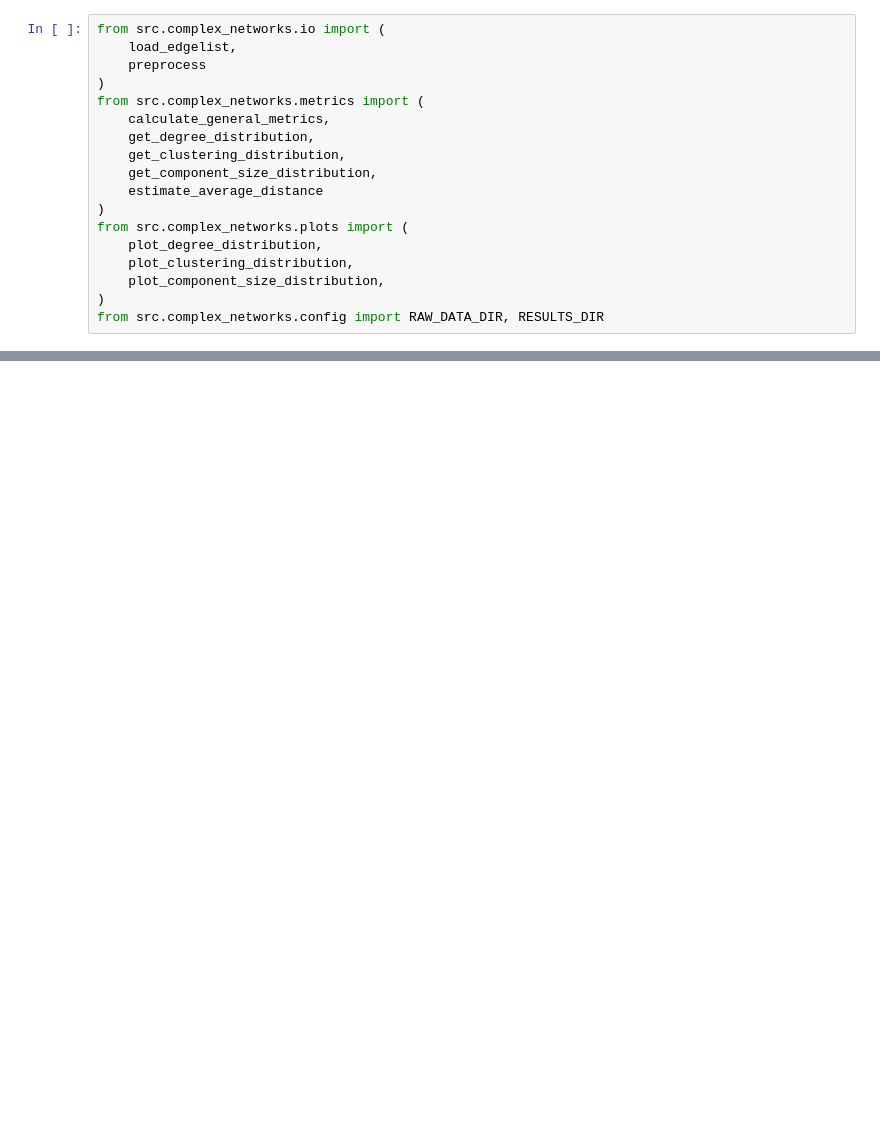
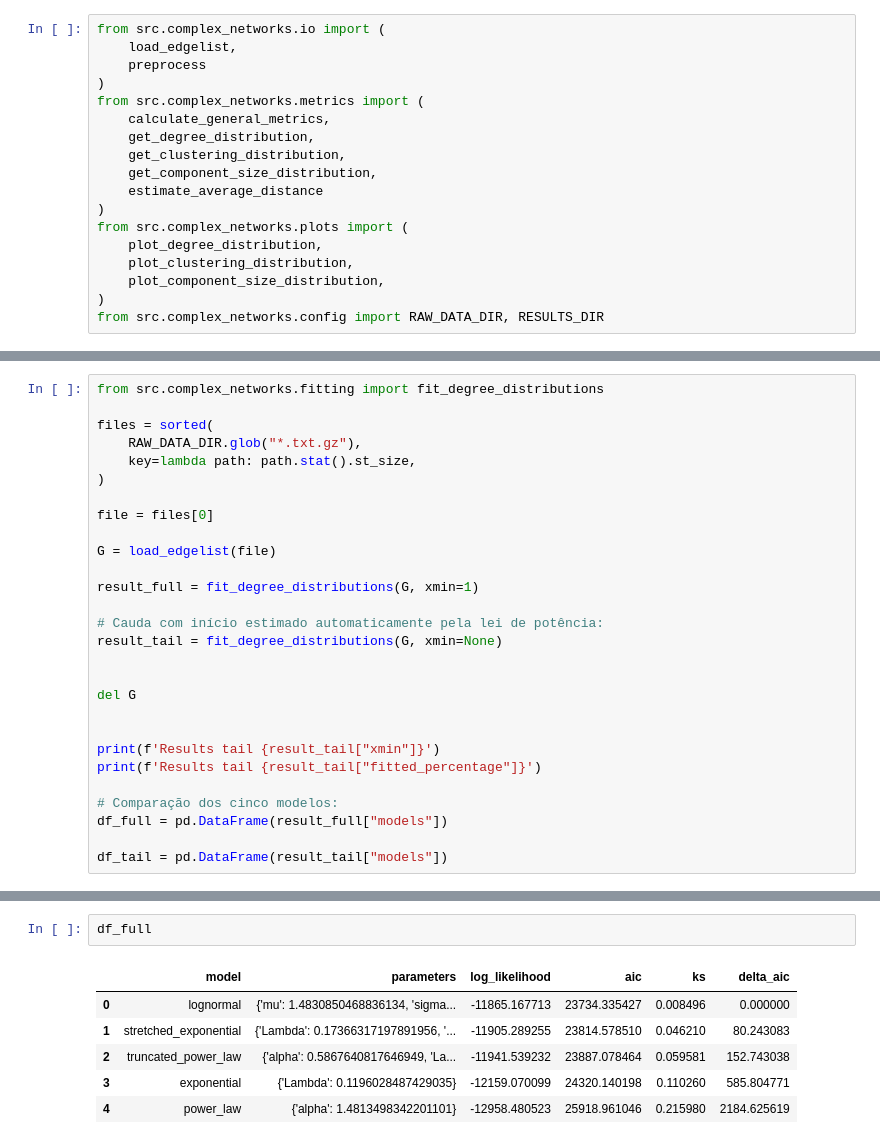
Before and after one commit to fefacio/complex-networks, a Jupyter notebook: notebooks/test.ipynb, the cells around one changed output, grey strips where cells are left out. Saved outputs shown, nothing was run; the diff lists cells and outputs as text; blank space fills up the shorter version.

```diff
--- a/notebooks/test.ipynb
+++ b/notebooks/test.ipynb
@@ -419,0 +372,28 @@ KeyboardInterrupt:
+# %%
+from src.complex_networks.fitting import fit_degree_distributions
+
+files = sorted(
+    RAW_DATA_DIR.glob("*.txt.gz"),
+    key=lambda path: path.stat().st_size,
+)
+
+file = files[0]
+
+G = load_edgelist(file)
+
+result_full = fit_degree_distributions(G, xmin=1)
+
+# Cauda com início estimado automaticamente pela lei de potência:
+result_tail = fit_degree_distributions(G, xmin=None)
+
+
+del G
+
+
+print(f'Results tail {result_tail["xmin"]}')
+print(f'Results tail {result_tail["fitted_percentage"]}')
+
+# Comparação dos cinco modelos:
+df_full = pd.DataFrame(result_full["models"])
+
+df_tail = pd.DataFrame(result_tail["models"])
@@ -419,0 +413,9 @@ KeyboardInterrupt:
+# %%
+df_full
+# %% [output]
+|  | model | parameters | log_likelihood | aic | ks | delta_aic |
+| 0 | lognormal | {'mu': 1.4830850468836134, 'sigma... | -11865.167713 | 23734.335427 | 0.008496 | 0.000000 |
+| 1 | stretched_exponential | {'Lambda': 0.17366317197891956, '... | -11905.289255 | 23814.578510 | 0.046210 | 80.243083 |
+| 2 | truncated_power_law | {'alpha': 0.5867640817646949, 'La... | -11941.539232 | 23887.078464 | 0.059581 | 152.743038 |
+| 3 | exponential | {'Lambda': 0.1196028487429035} | -12159.070099 | 24320.140198 | 0.110260 | 585.804771 |
+| 4 | power_law | {'alpha': 1.4813498342201101} | -12958.480523 | 25918.961046 | 0.215980 | 2184.625619 |
```
Also changed, not shown: parts of 26 cells of this notebook, 22 other files.
